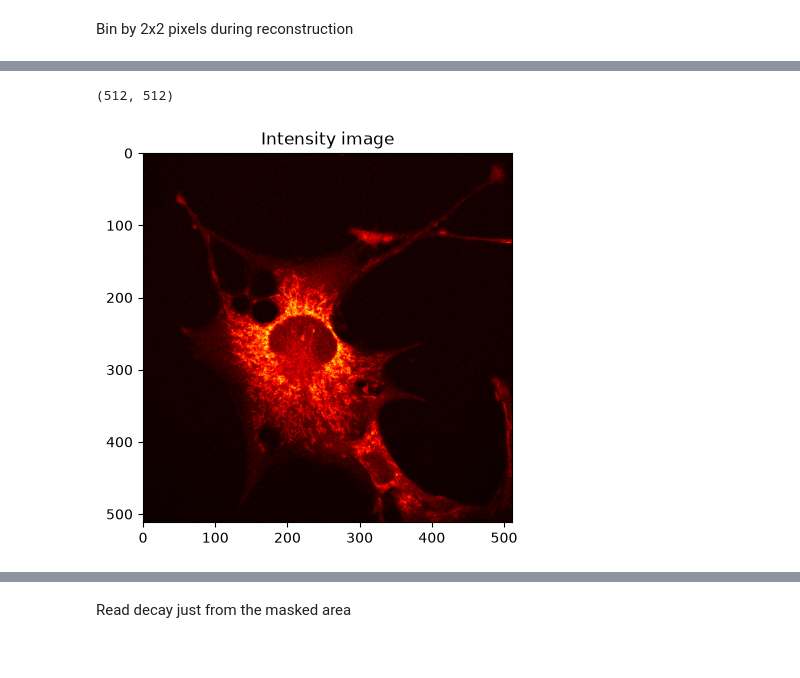
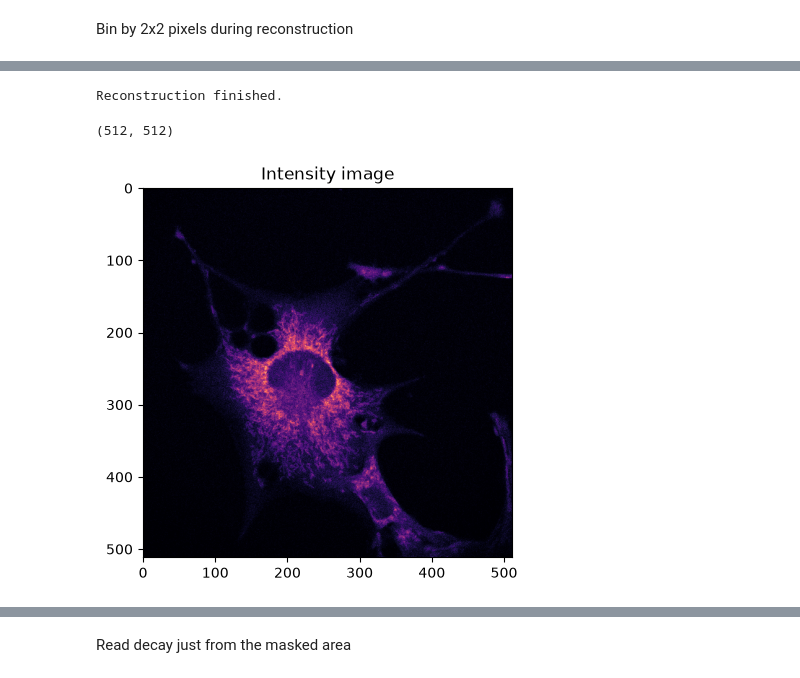
Before and after one commit to panekdal/tttrkit, a Jupyter notebook: examples/src/examples/image_reconstruction_with_masking.ipynb, the cells around one changed output, grey strips where cells are left out. Drawn from its saved outputs; the diff is of its cells as text; code cells hidden in the pictures.

```diff
--- a/examples/src/examples/image_reconstruction_with_masking.ipynb
+++ b/examples/src/examples/image_reconstruction_with_masking.ipynb
@@ -3,7 +3,7 @@ Read header and print it
 # %%
 from tttrkit.ptuio.reader import TTTRReader
 
-reader = TTTRReader('data/B16_KO1_10.ptu')
+reader = TTTRReader('../../data/B16_KO1_10.ptu')
 for key, value in reader.header.tags.items():
     print(f'{key}: {value}')
 
@@ -80,25 +79,10 @@ Bin by 2x2 pixels during reconstruction
 # %%
 cfg = ScanConfig(
     bidirectional=True,
-    bidirectional_phase_shift= 0.00677,
+    bidirectional_phase_shift= 0.005,
     frames= 3,
     lines=512,
     pixels=512,
     line_accumulations= (32,),
     max_detector=2
     )
-
-reconstructor = ImageReconstructor(
-        config=cfg,
-        tcspc_channels= tcspc_bins,
-        outputs=['photon_count','tcspc_histogram']
-        )
-
-for chunk in reader.iter_chunks():
-    corrected_chunk = corrector.correct(chunk)
-    reconstructor.update(corrected_chunk)
-
-result = reconstructor.finalize()
-image = result.photon_count
-decay = result.tcspc_histogram
-dtime = result.tcspc_channel * tcspc_resolution * 1e9
@@ -106,0 +89,15 @@ Reconstruction finished.
+# %%
+import matplotlib.pyplot as plt
+from tttrkit.ptuio.utils import estimate_bidirectional_shift
+
+estimated_phase = estimate_bidirectional_shift(
+        reader=reader,
+        config=cfg
+        )
+
+cfg.bidirectional_phase_shift, scores = estimated_phase
+_, ax = plt.subplots()
+ax.plot(scores[0],scores[1],color='black',marker='o',linestyle='')
+ax.plot(scores[0],scores[2],color='red',linestyle='-')
+ax.set_title('Correlation vs shift')
+plt.show()
@@ -107,13 +119,30 @@ Reconstruction finished.
+# %%
+
+reconstructor = ImageReconstructor(
+        config=cfg,
+        tcspc_channels= tcspc_bins,
+        outputs=['photon_count','tcspc_histogram']
+        )
+
+for chunk in reader.iter_chunks():
+    corrected_chunk = corrector.correct(chunk)
+    reconstructor.update(corrected_chunk)
+
+result = reconstructor.finalize()
+image = result.photon_count
+decay = result.tcspc_histogram
+dtime = result.tcspc_channel * tcspc_resolution * 1e9
+# %% [output]
+Reconstruction finished.
 # %%
-import matplotlib.pyplot as plt
 image_sum = image.coarsen(frame=3,sequence=1,channel=2).sum()
 image_sum = image_sum.isel(frame = 0, sequence = 0, channel = 0)
 
 print(image_sum.shape)
 fig, ax = plt.subplots()
-ax.imshow(image_sum,cmap='hot')
+ax.imshow(image_sum,cmap='magma')
 ax.set_title('Intensity image')
 plt.show()
 # %% [output]
 (512, 512)
-[figure, old version]
+[figure, new version]
```
Also changed, not shown: parts of 11 cells of this notebook, 8 other files.
